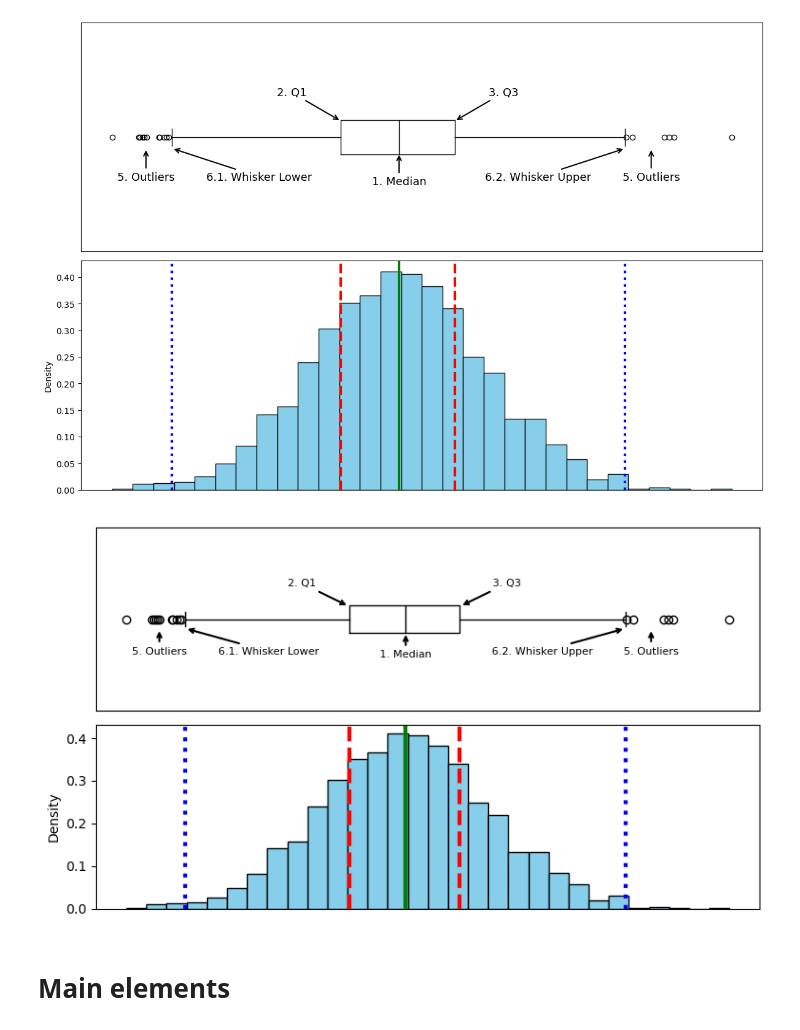
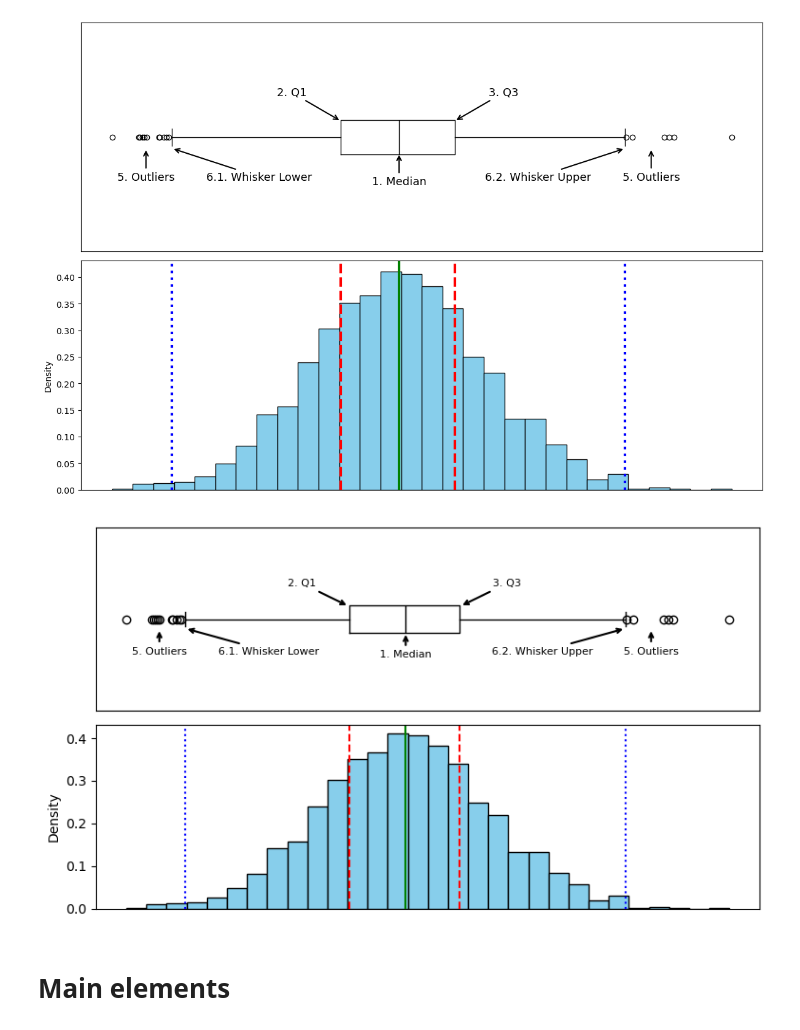
Before and after one commit to PavelShunkevich/articles, a Jupyter notebook: boxplot/code_for_article.ipynb, the cells around one changed output. Saved outputs shown, nothing was run; the diff lists cells and outputs as text; code cells hidden in the pictures.

```diff
--- a/boxplot/code_for_article.ipynb
+++ b/boxplot/code_for_article.ipynb
@@ -110,39 +94,39 @@ whisker_lower = stats_data['whiskers'][0][1]
 whisker_upper = stats_data['whiskers'][1][1]
 
 
-ax_dist.axvline(q1, color='r', linestyle='--', label='Q1', linewidth=3)
-ax_dist.axvline(median, color='g', linestyle='-', label='Median', linewidth=3)
-ax_dist.axvline(q3, color='r', linestyle='--', label='Q3', linewidth=3)
-ax_dist.axvline(whisker_lower, color='b', linestyle=':', label='Whisker Lower', linewidth=3)
-ax_dist.axvline(whisker_upper, color='b', linestyle=':', label='Whisker Upper', linewidth=3)
+ax_dist.axvline(q1, color='r', linestyle='--', label='Q1', linewidth=1.5)
+ax_dist.axvline(median, color='g', linestyle='-', label='Median', linewidth=1.5)
+ax_dist.axvline(q3, color='r', linestyle='--', label='Q3', linewidth=1.5)
+ax_dist.axvline(whisker_lower, color='b', linestyle=':', label='Whisker Lower', linewidth=1.5)
+ax_dist.axvline(whisker_upper, color='b', linestyle=':', label='Whisker Upper', linewidth=1.5)
 
 # Annotations
 arrowprops = dict(arrowstyle='->', color='black', linewidth=1.5)
 text_offset_x = 0.05 * (ax_box.get_xlim()[1] - ax_box.get_xlim()[0])
 text_offset_y = 0.1
 fontsize = 8
 
 ax_box.annotate('1. Median', xy=(median, 0.93), xytext=(median + 0, 0.93 - text_offset_y),
                     arrowprops=arrowprops, ha='center', va='top', fontsize=fontsize)
 ax_box.annotate('2. Q1', xy=(q1, 1.07), xytext=(q1 - text_offset_x, 1.07 + text_offset_y),
                     arrowprops=arrowprops, ha='right', va='bottom', fontsize=fontsize)
 ax_box.annotate('3. Q3', xy=(q3, 1.07), xytext=(q3 + text_offset_x, 1.07 + text_offset_y),
                     arrowprops=arrowprops, ha='left', va='bottom', fontsize=fontsize)
 ax_box.annotate('5. Outliers', xy=(whisker_lower-0.3, 0.95), xytext=(whisker_lower-0.3,  0.95 - text_offset_y),
                     arrowprops=arrowprops, ha='center', va='top', fontsize=fontsize)
 ax_box.annotate('5. Outliers', xy=(whisker_upper+0.3, 0.95), xytext=(whisker_upper+0.3,  0.95 - text_offset_y),
                     arrowprops=arrowprops, ha='center', va='top', fontsize=fontsize)
 ax_box.annotate('6.1. Whisker Lower', xy=(whisker_lower, 0.95), xytext=(whisker_lower + text_offset_x,  0.95 - text_offset_y),
                     arrowprops=arrowprops, ha='left', va='top', fontsize=fontsize)
 ax_box.annotate('6.2. Whisker Upper', xy=(whisker_upper, 0.95), xytext=(whisker_upper - text_offset_x,  0.95 - text_offset_y),
                     arrowprops=arrowprops, ha='right', va='top', fontsize=fontsize)
 
 ax_dist.set(xticks=[], xlabel="")
 plt.tight_layout()
 plt.savefig("boxplot_norm_annotated_mini.png")
 plt.show()
 # %% [output]
-[figure, old version]
+[figure, new version]
 # %% [markdown]
 # Main elements
 # %%
```
Also changed, not shown: parts of 1 cell of this notebook, 2 other files.
